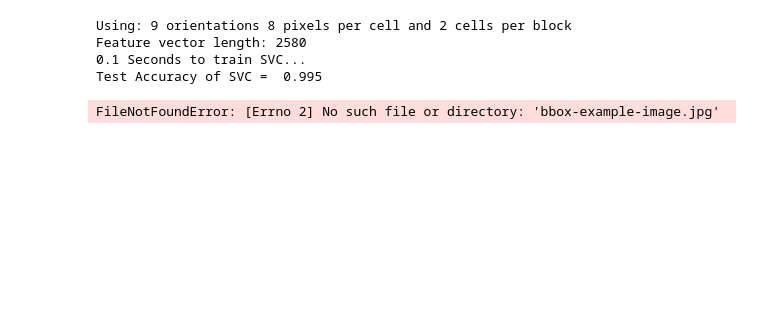
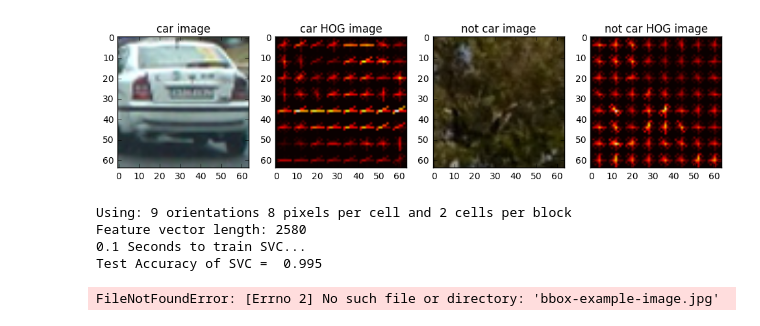
Before and after one commit to avavavsf/Vehicle-Detection, a Jupyter notebook: vehicle_detection.ipynb, the cells around one changed output. Cells and saved outputs as stored; diff of their text form; code cells hidden in the pictures; blank space fills up the shorter version.

```diff
--- a/vehicle_detection.ipynb
+++ b/vehicle_detection.ipynb
@@ -97,0 +324,35 @@ print(len(notcars))
+# %%
+#paly with different feature combination
+car_id = np.random.randint(0,len(cars))
+notcar_id = np.random.randint(0,len(notcars))
+#RGB image
+car_image = mpimg.imread(cars[car_id])
+notcar_image = mpimg.imread(notcars[notcar_id])
+
+color_space = 'RGB' # Can be RGB, HSV, LUV, HLS, YUV, YCrCb
+orient = 6  # HOG orientations
+pix_per_cell = 8 # HOG pixels per cell
+cell_per_block = 2 # HOG cells per block
+hog_channel = 0 # Can be 0, 1, 2, or "ALL"
+spatial_size = (16, 16) # Spatial binning dimensions
+hist_bins = 16    # Number of histogram bins
+spatial_feat = True # Spatial features on or off
+hist_feat = True # Histogram features on or off
+hog_feat = True # HOG features on or off
+
+car_features, car_hog_image = single_img_features(car_image, color_space=color_space, spatial_size=spatial_size,
+                        hist_bins=hist_bins, orient=orient,
+                        pix_per_cell=pix_per_cell, cell_per_block=cell_per_block, hog_channel=hog_channel,
+                        spatial_feat=spatial_feat, hist_feat=hist_feat, hog_feat=hog_feat,vis=True)
+
+notcar_features, notcar_hog_image = single_img_features(notcar_image, color_space=color_space, spatial_size=spatial_size,
+                        hist_bins=hist_bins, orient=orient,
+                        pix_per_cell=pix_per_cell, cell_per_block=cell_per_block, hog_channel=hog_channel,
+                        spatial_feat=spatial_feat, hist_feat=hist_feat, hog_feat=hog_feat,vis=True)
+#visulize
+images = [car_image,car_hog_image,notcar_image,notcar_hog_image]
+titles = ['car image','car HOG image','not car image','not car HOG image']
+fig = plt.figure(figsize=(12,3))
+visualize(fig,1,4,images,titles)
+# %% [output]
+[figure, added]
```
Also changed, not shown: parts of 7 cells of this notebook.
